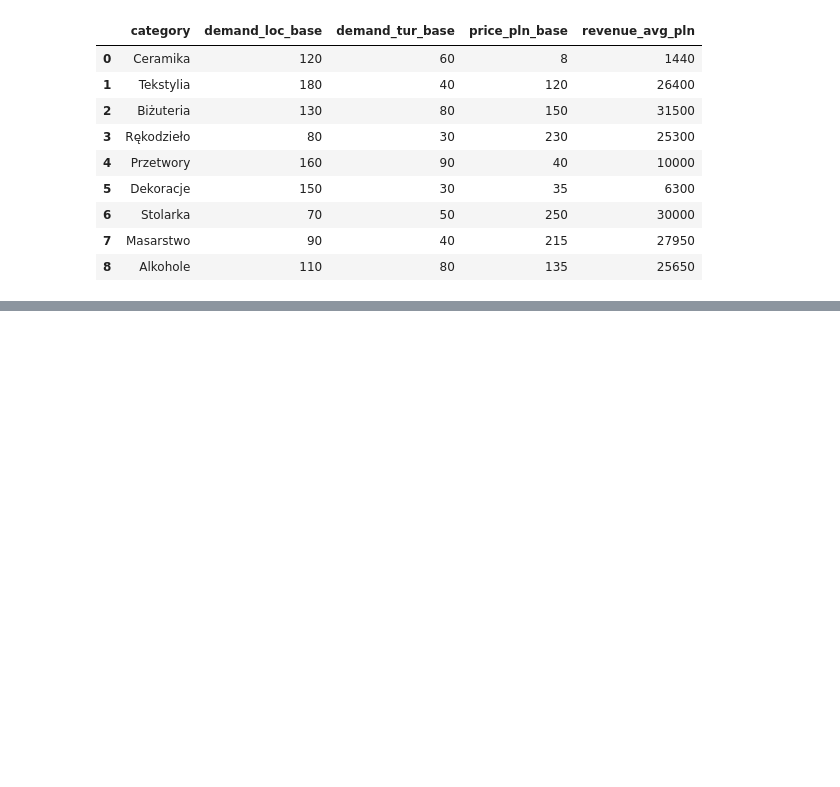
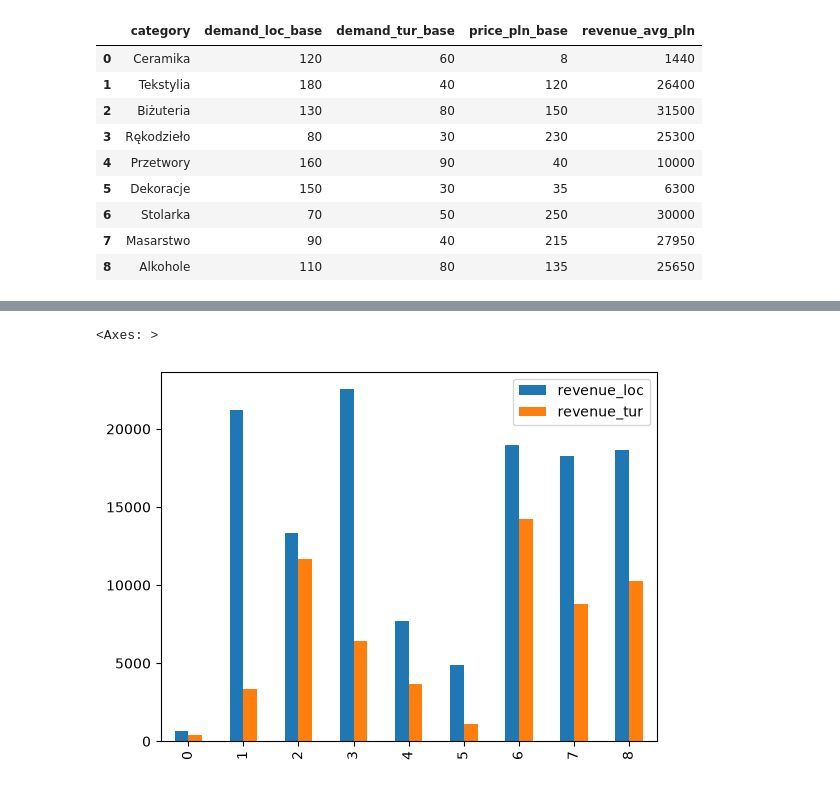
Before and after one commit to m-adamek/DataVisualisation, a Jupyter notebook: 01-bar.ipynb, the cells around one changed output, grey strips where cells are left out. Cells and saved outputs as stored; diff of their text form; code cells hidden in the pictures; blank space fills up the shorter version.

```diff
--- a/01-bar.ipynb
+++ b/01-bar.ipynb
@@ -52,0 +122,5 @@ display(catalog)
+# %%
+t1[["revenue_loc", "revenue_tur"]].plot.bar()
+# %% [output]
+<Axes: >
+[figure, added]
```
Also changed, not shown: parts of 19 cells of this notebook.
